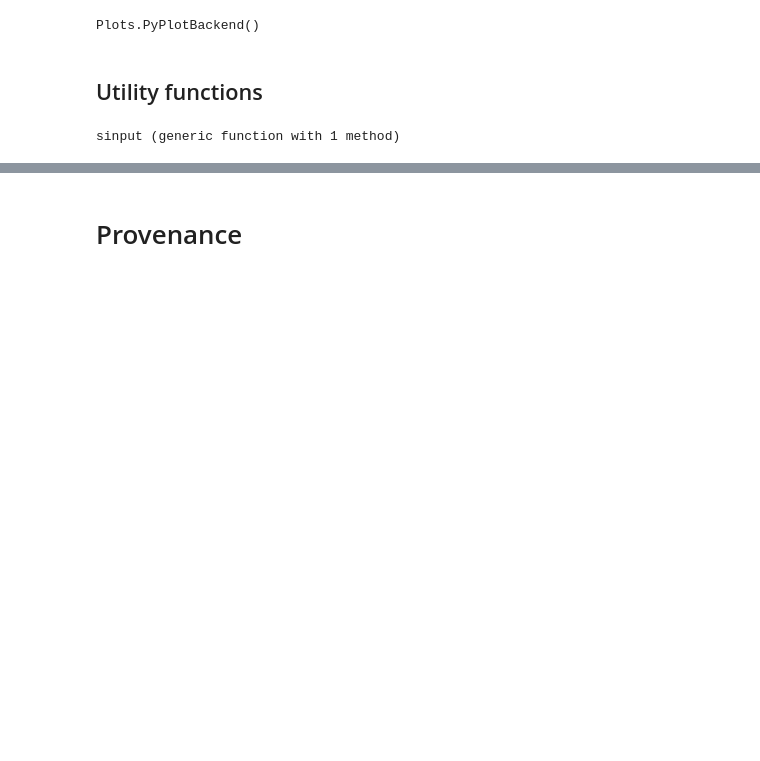
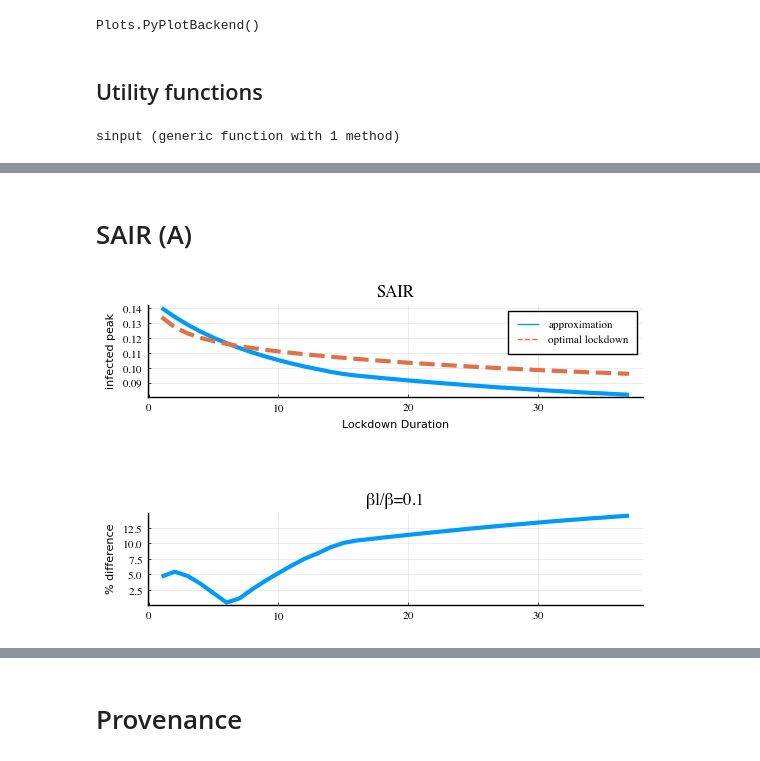
Before and after one commit to sontaglab/epidemics, a Jupyter notebook: notebooks/Approximation.ipynb, the cells around one changed output, grey strips where cells are left out. Cells and saved outputs as stored; diff of their text form; code cells hidden in the pictures; blank space fills up the shorter version.

```diff
--- a/notebooks/Approximation.ipynb
+++ b/notebooks/Approximation.ipynb
@@ -111,0 +144,7 @@ test(0.10,SIR)
+# %% [markdown]
+# SAIR (A)
+# %%
+icomp = 2
+lockdown(SAIR, u0, pr, icomp)
+# %% [output]
+[figure, added]
```
Also changed, not shown: parts of 20 cells of this notebook, 36 other files.
